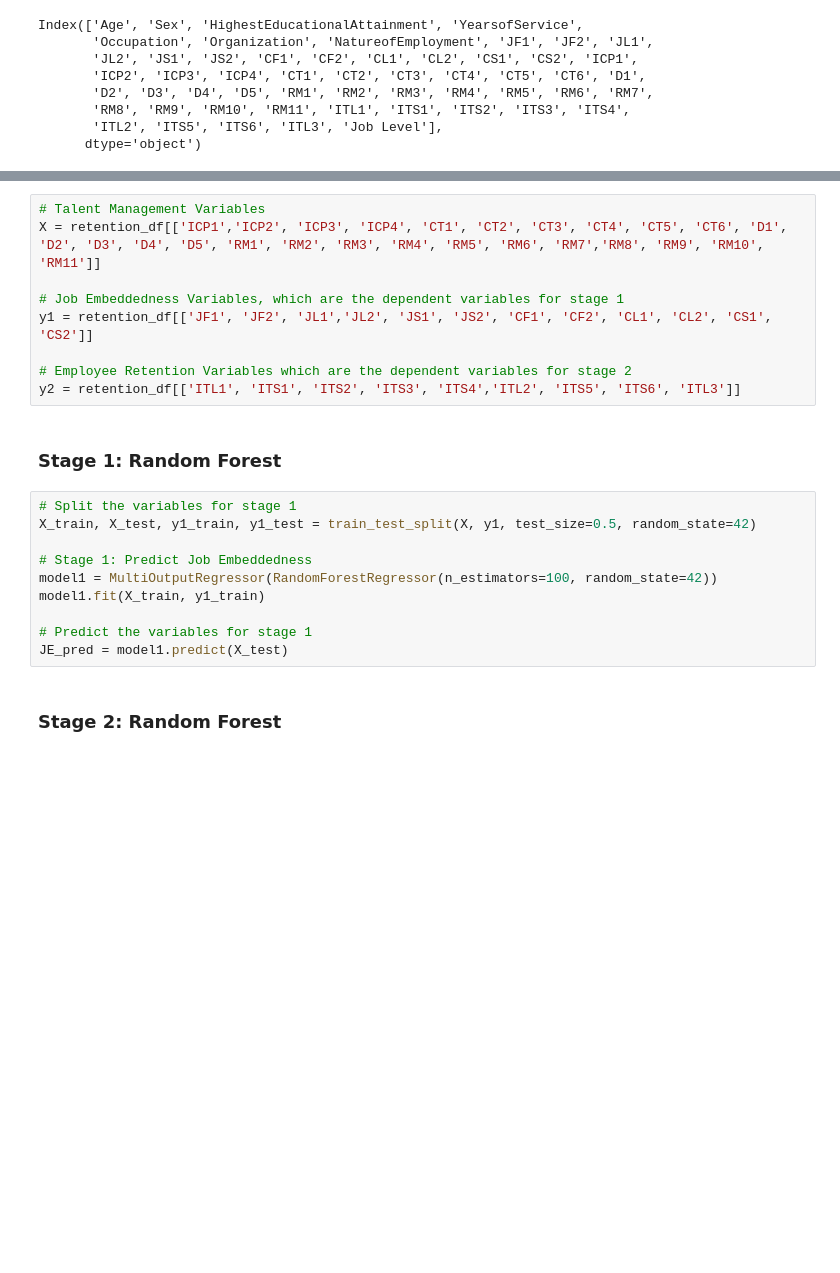
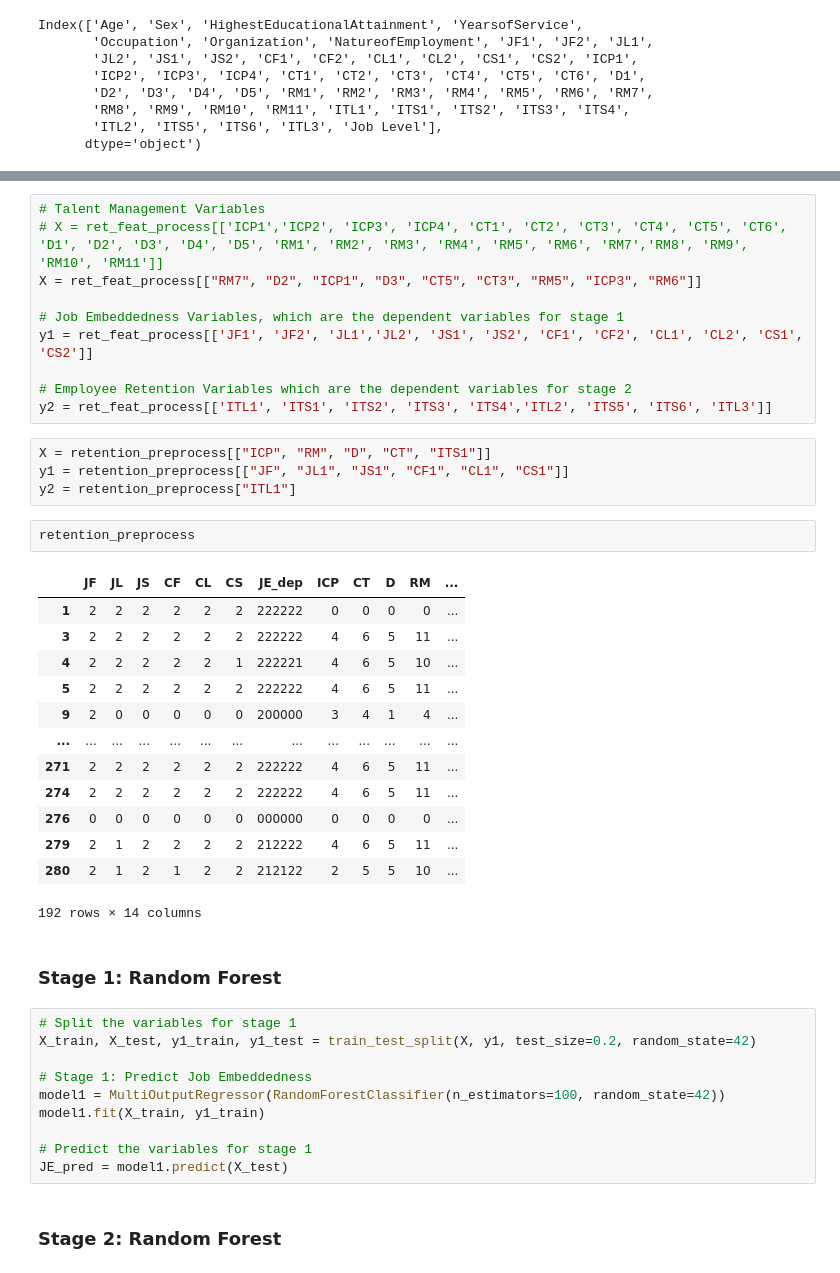
Before and after one commit to pjcroxas/Talent-Retention-in-Railway-Workforce, a Jupyter notebook: Comprehensive_Data_Analysis_Railway_Workforce_Retention.ipynb, the cells around one changed output, grey strips where cells are left out. Drawn from its saved outputs; the diff is of its cells as text; blank space fills up the shorter version.

```diff
--- a/Comprehensive_Data_Analysis_Railway_Workforce_Retention.ipynb
+++ b/Comprehensive_Data_Analysis_Railway_Workforce_Retention.ipynb
@@ -348,20 +692,41 @@ Index(['Age', 'Sex', 'HighestEducationalAttainment', 'YearsofService',
 # %%
 # Talent Management Variables
-X = retention_df[['ICP1','ICP2', 'ICP3', 'ICP4', 'CT1', 'CT2', 'CT3', 'CT4', 'CT5', 'CT6', 'D1', 'D2', 'D3', 'D4', 'D5', 'RM1', 'RM2', 'RM3', 'RM4', 'RM5', 'RM6', 'RM7','RM8', 'RM9', 'RM10', 'RM11']]
+# X = ret_feat_process[['ICP1','ICP2', 'ICP3', 'ICP4', 'CT1', 'CT2', 'CT3', 'CT4', 'CT5', 'CT6', 'D1', 'D2', 'D3', 'D4', 'D5', 'RM1', 'RM2', 'RM3', 'RM4', 'RM5', 'RM6', 'RM7','RM8', 'RM9', 'RM10', 'RM11']]
+X = ret_feat_process[["RM7", "D2", "ICP1", "D3", "CT5", "CT3", "RM5", "ICP3", "RM6"]]
 
 # Job Embeddedness Variables, which are the dependent variables for stage 1
-y1 = retention_df[['JF1', 'JF2', 'JL1','JL2', 'JS1', 'JS2', 'CF1', 'CF2', 'CL1', 'CL2', 'CS1', 'CS2']]
+y1 = ret_feat_process[['JF1', 'JF2', 'JL1','JL2', 'JS1', 'JS2', 'CF1', 'CF2', 'CL1', 'CL2', 'CS1', 'CS2']]
 
 # Employee Retention Variables which are the dependent variables for stage 2
-y2 = retention_df[['ITL1', 'ITS1', 'ITS2', 'ITS3', 'ITS4','ITL2', 'ITS5', 'ITS6', 'ITL3']]
+y2 = ret_feat_process[['ITL1', 'ITS1', 'ITS2', 'ITS3', 'ITS4','ITL2', 'ITS5', 'ITS6', 'ITL3']]
+# %%
+X = retention_preprocess[["ICP", "RM", "D", "CT", "ITS1"]]
+y1 = retention_preprocess[["JF", "JL1", "JS1", "CF1", "CL1", "CS1"]]
+y2 = retention_preprocess["ITL1"]
+# %%
+retention_preprocess
+# %% [output]
+|  | JF | JL | JS | CF | CL | CS | JE_dep | ICP | CT | D | RM | ... |
+| 1 | 2 | 2 | 2 | 2 | 2 | 2 | 222222 | 0 | 0 | 0 | 0 | ... |
+| 3 | 2 | 2 | 2 | 2 | 2 | 2 | 222222 | 4 | 6 | 5 | 11 | ... |
+| 4 | 2 | 2 | 2 | 2 | 2 | 1 | 222221 | 4 | 6 | 5 | 10 | ... |
+| 5 | 2 | 2 | 2 | 2 | 2 | 2 | 222222 | 4 | 6 | 5 | 11 | ... |
+| 9 | 2 | 0 | 0 | 0 | 0 | 0 | 200000 | 3 | 4 | 1 | 4 | ... |
+| ... | ... | ... | ... | ... | ... | ... | ... | ... | ... | ... | ... | ... |
+| 271 | 2 | 2 | 2 | 2 | 2 | 2 | 222222 | 4 | 6 | 5 | 11 | ... |
+| 274 | 2 | 2 | 2 | 2 | 2 | 2 | 222222 | 4 | 6 | 5 | 11 | ... |
+| 276 | 0 | 0 | 0 | 0 | 0 | 0 | 000000 | 0 | 0 | 0 | 0 | ... |
+| 279 | 2 | 1 | 2 | 2 | 2 | 2 | 212222 | 4 | 6 | 5 | 11 | ... |
+| 280 | 2 | 1 | 2 | 1 | 2 | 2 | 212122 | 2 | 5 | 5 | 10 | ... |
+192 rows × 14 columns
 # %% [markdown]
 ### Stage 1: Random Forest
 # %%
 # Split the variables for stage 1
-X_train, X_test, y1_train, y1_test = train_test_split(X, y1, test_size=0.5, random_state=42)
+X_train, X_test, y1_train, y1_test = train_test_split(X, y1, test_size=0.2, random_state=42)
 
 # Stage 1: Predict Job Embeddedness
-model1 = MultiOutputRegressor(RandomForestRegressor(n_estimators=100, random_state=42))
+model1 = MultiOutputRegressor(RandomForestClassifier(n_estimators=100, random_state=42))
 model1.fit(X_train, y1_train)
 
 # Predict the variables for stage 1
```
Also changed, not shown: parts of 52 cells of this notebook.
